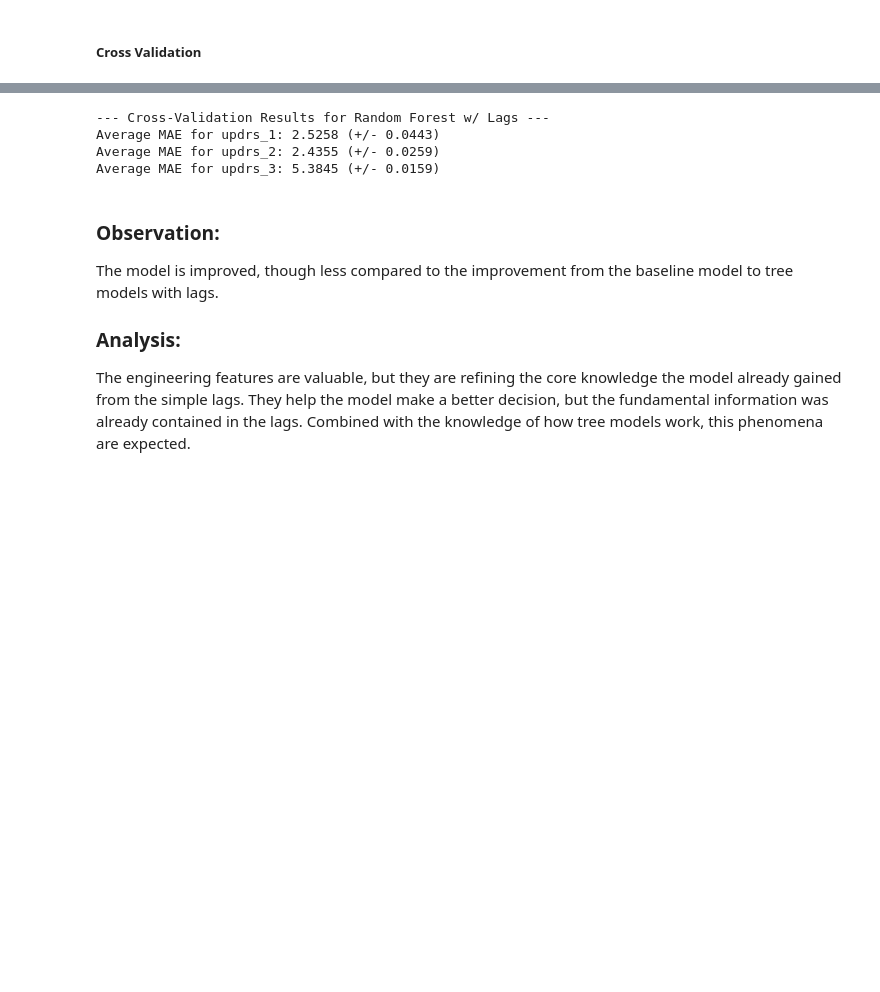
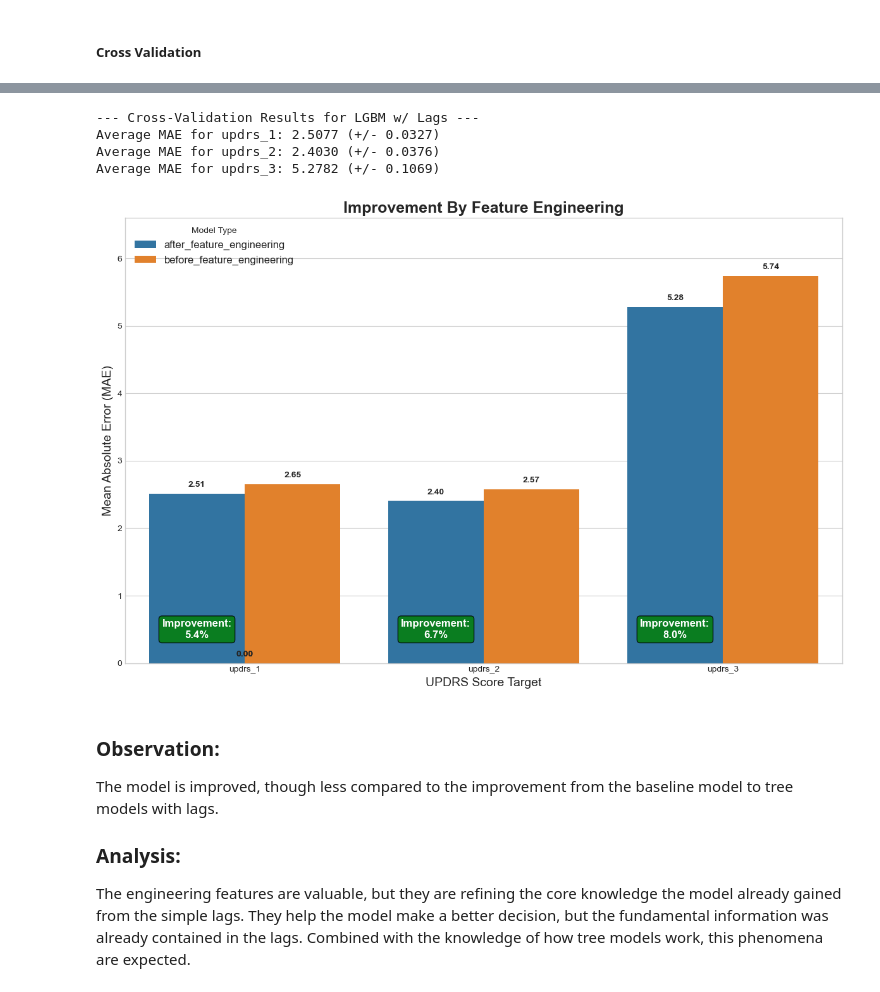
Before and after one commit to blackhole-hope123/Parkinson-Disease-Analysis, a Jupyter notebook: Question 1 predictive modelling/5. model construction, feature engineering and model tuning/feature_engineering_and_hyperparameter_tuning.ipynb, the cells around one changed output, grey strips where cells are left out. Cells and saved outputs as stored; diff of their text form; code cells hidden in the pictures; blank space fills up the shorter version.

```diff
--- a/Question 1 predictive modelling/5. model construction, feature engineering and model tuning/feature_engineering_and_hyperparameter_tuning.ipynb
+++ b/Question 1 predictive modelling/5. model construction, feature engineering and model tuning/feature_engineering_and_hyperparameter_tuning.ipynb
@@ -194,14 +223,81 @@ Starting cross-validation for Random Forest with Lagged Features...
 # %%
-print("\n--- Cross-Validation Results for Random Forest w/ Lags ---")
+print("\n--- Cross-Validation Results for LGBM w/ Lags ---")
 for col, scores in mae_results.items():
     avg_mae = np.mean(scores)
     std_mae = np.std(scores)
     print(f"Average MAE for {col}: {avg_mae:.4f} (+/- {std_mae:.4f})")
 # %% [output]
---- Cross-Validation Results for Random Forest w/ Lags ---
-Average MAE for updrs_1: 2.5258 (+/- 0.0443)
-Average MAE for updrs_2: 2.4355 (+/- 0.0259)
-Average MAE for updrs_3: 5.3845 (+/- 0.0159)
+--- Cross-Validation Results for LGBM w/ Lags ---
+Average MAE for updrs_1: 2.5077 (+/- 0.0327)
+Average MAE for updrs_2: 2.4030 (+/- 0.0376)
+Average MAE for updrs_3: 5.2782 (+/- 0.1069)
+# %%
+mae_averages = {col: np.mean(np.array([mae_results[col]])) for col in mae_results}
+
+lgbm_after_FE = pd.DataFrame([mae_averages])
+
+lgbm_after_FE["status"] = "after_feature_engineering"
+
+lgbm_before_FE = pd.read_csv("mae_for_tree_models_with_lags.csv")
+
+lgbm_before_FE = lgbm_before_FE.loc[[2]]
+
+lgbm_before_FE['status']="before_feature_engineering"
+
+lgbm_before_FE=lgbm_before_FE.drop(["model", "Model"], axis=1)
+
+mae_comparison = pd.concat([lgbm_after_FE, lgbm_before_FE], ignore_index = True)
+
+df = mae_comparison.melt(id_vars='status', var_name='target', value_name='error').dropna()
+
+
+plt.style.use('seaborn-v0_8-whitegrid')
+fig, ax = plt.subplots(figsize=(12, 8))
+
+sns.barplot(data=df, x='target', y='error', hue='status', ax=ax)
+
+for p in ax.patches:
+    ax.annotate(
+        f'{p.get_height():.2f}',           # Format the MAE score to 2 decimal places
+        (p.get_x() + p.get_width() / 2., p.get_height()), # Position of the text
+        ha='center',                       # Horizontal alignment
+        va='center',                       # Vertical alignment
+        xytext=(0, 10),                    # Offset the text slightly above the bar
+        textcoords='offset points',
+        fontweight='bold'
+    )
+
+
+
+baseline_maes = df[df['status'] == 'before_feature_engineering']['error'].values
+final_maes = df[df['status'] == 'after_feature_engineering']['error'].values
+improvements = ((baseline_maes - final_maes) / baseline_maes) * 100
+
+x_coords = [p.get_x() + p.get_width() / 2. for p in ax.patches[:3]]
+
+for i, improvement in enumerate(improvements):
+    ax.annotate(
+        f'Improvement:\n{improvement:.1f}%',
+        xy=(x_coords[i], 0.5), # Place it low on the plot for clarity
+        ha='center',
+        va='center',
+        color='white',
+        fontweight='bold',
+        fontsize=12,
+        bbox=dict(boxstyle="round,pad=0.3", fc="green", ec="black", lw=1, alpha=0.8)
+    )
+
+# --- 4. Final Touches ---
+ax.set_title('Improvement By Feature Engineering', fontsize=18, fontweight='bold')
+ax.set_ylabel('Mean Absolute Error (MAE)', fontsize=14)
+ax.set_xlabel('UPDRS Score Target', fontsize=14)
+ax.legend(title='Model Type', fontsize=12)
+ax.set_ylim(0, df['error'].max() * 1.15)
+
+plt.tight_layout()
+plt.show()
+# %% [output]
+[figure, added]
 # %% [markdown]
 ### Observation:
 The model is improved, though less compared to the improvement from the baseline model to tree models with lags.
```
Also changed, not shown: parts of 13 cells of this notebook, 27 other files.
